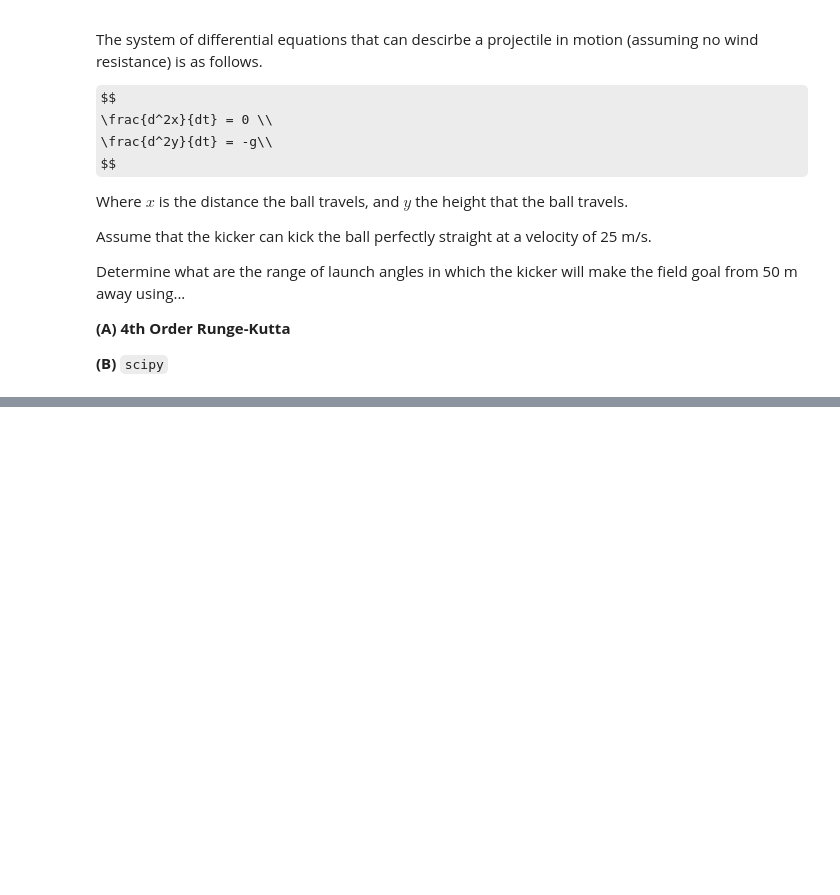
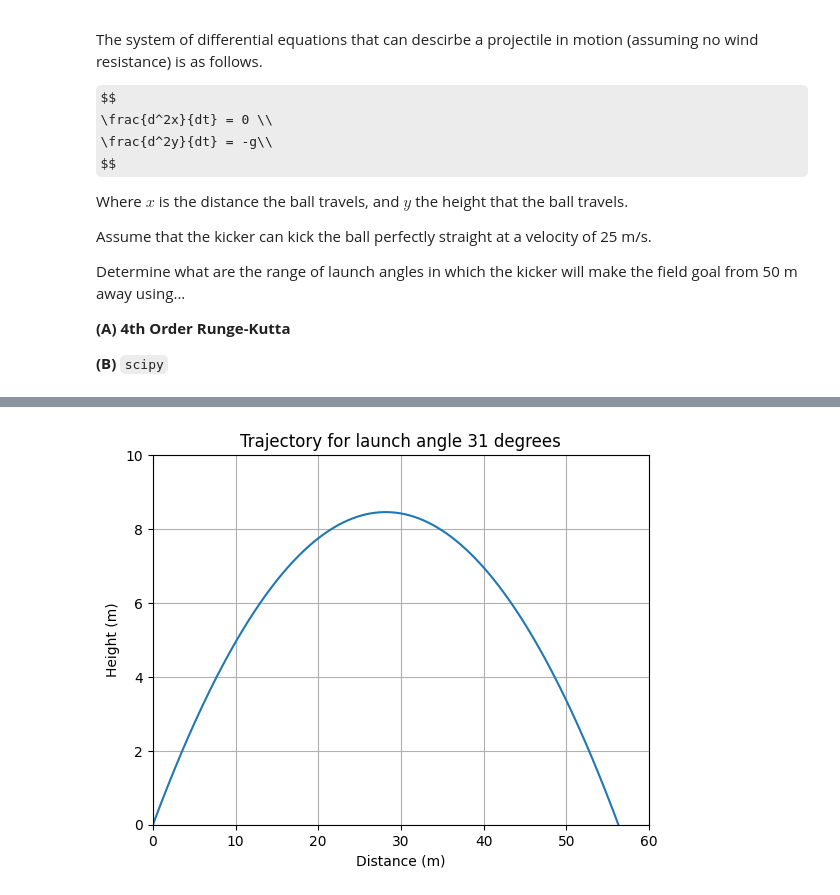
Before and after one commit to perpendicooler/Computational_Fluid_Dynamics, a Jupyter notebook: fiverr_client.ipynb, the cells around one changed output, grey strips where cells are left out. Cells and saved outputs as stored; diff of their text form; code cells hidden in the pictures; some formulas as TeX source; blank space fills up the shorter version.

```diff
--- a/fiverr_client.ipynb
+++ b/fiverr_client.ipynb
@@ -185,0 +195,73 @@ NameError: ignored
+# %%
+# (A) 4th Order Runge-Kutta
+
+import numpy as np
+import matplotlib.pyplot as plt
+
+v = 25
+g = 9.8
+goal_height = 3
+goal_distance = 50
+
+def projectile_motion(t, u):
+
+    dxdt = v * np.cos(u[2])
+    dydt = v * np.sin(u[2]) - g * t
+    dthetadt = 0
+    return np.array([dxdt, dydt, dthetadt])
+
+# 4th_Order_Runge-Kutta_method
+def RK_4System(h, t, u, f):
+    k1 = h * f(t, u)
+    k2 = h * f(t + 0.5 * h, u + 0.5 * k1)
+    k3 = h * f(t + 0.5 * h, u + 0.5 * k2)
+    k4 = h * f(t + h, u + k3)
+    return u + (k1 + 2 * k2 + 2 * k3 + k4) / 6
+
+def solve_differential_equations(theta):
+    h = 0.001
+    t_values = np.arange(0, 10, h)
+    u_values = np.zeros((len(t_values), 3))
+
+
+    u_values[0] = np.array([0.0, 0.0, np.radians(theta)])
+
+
+    for i in range(1, len(t_values)):
+        u_values[i] = RK_4System(h, t_values[i-1], u_values[i-1], projectile_motion)
+
+    return t_values, u_values
+
+
+def find_launch_angles():
+    launch_angles = []
+
+    for theta in range(1, 90):
+        t_values, u_values = solve_differential_equations(theta)
+
+
+        for t, u in zip(t_values, u_values):
+            if u[0] >= goal_distance and u[1] >= goal_height:
+                launch_angles.append(theta)
+                break
+
+    return launch_angles
+
+
+angles = find_launch_angles()
+
+# Plot_the_trajectory
+selected_angle = angles[0]
+t_values, u_values = solve_differential_equations(selected_angle)
+
+plt.plot(u_values[:, 0], u_values[:, 1])
+plt.xlabel('Distance (m)')
+plt.ylabel('Height (m)')
+plt.title(f'Trajectory for launch angle {selected_angle} degrees')
+plt.grid(True)
+plt.xlim(0, 60)
+plt.ylim(0, 10)
+
+plt.show()
+# %% [output]
+[figure, added]
```
Also changed, not shown: parts of 5 cells of this notebook.
